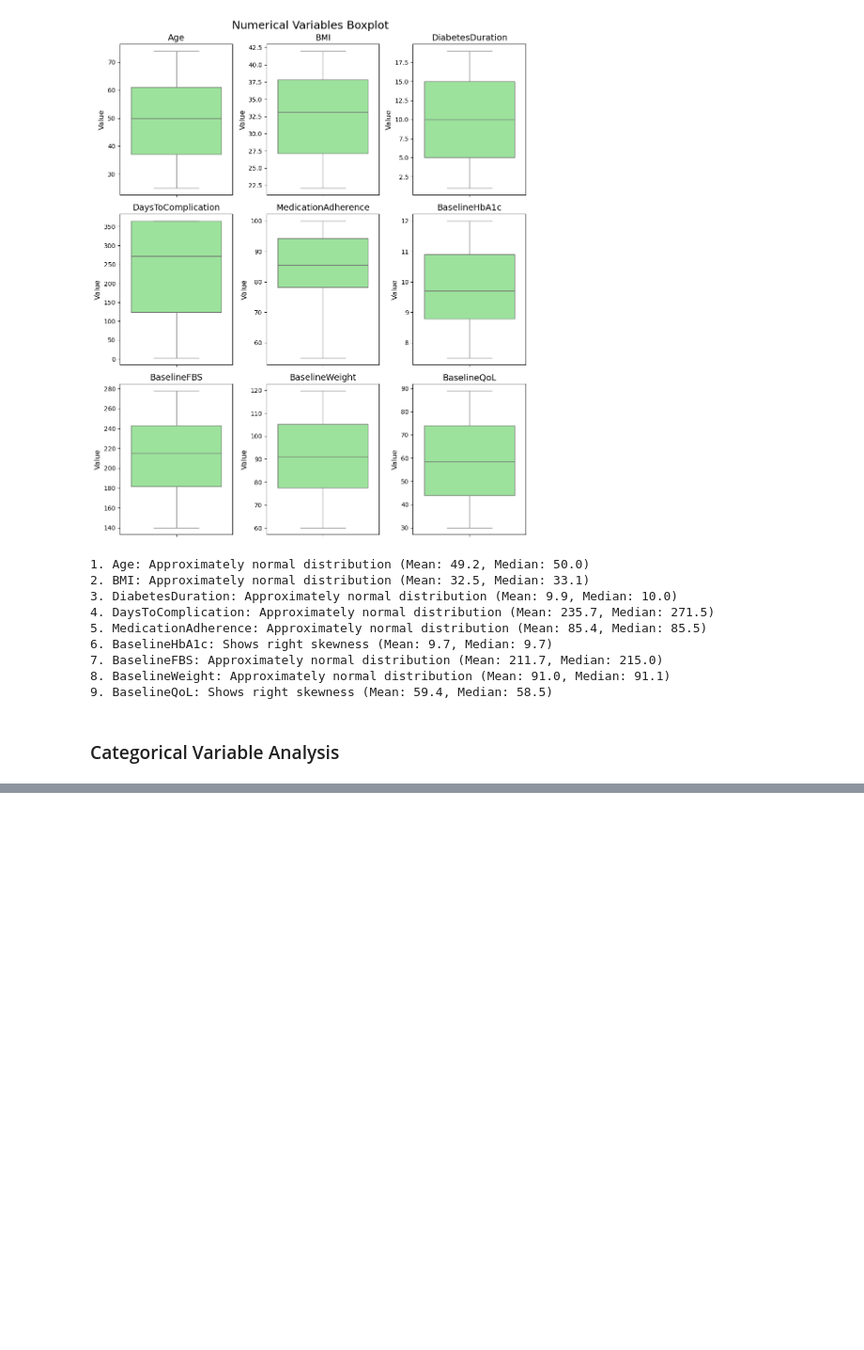
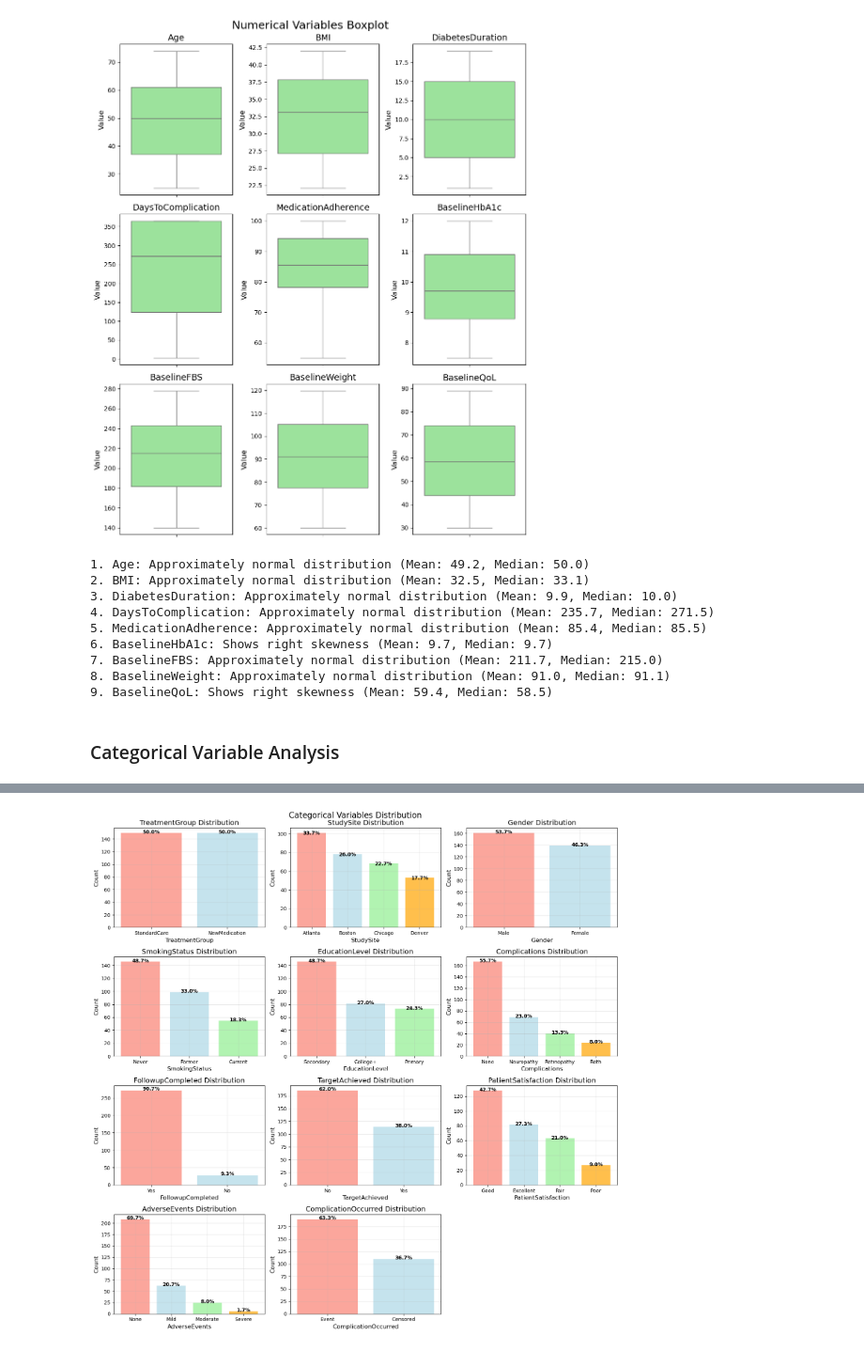
Before and after one commit to shivambhatnagar66/Statistical_Analytical_Plan, a Jupyter notebook: EDA.ipynb, the cells around one changed output, grey strips where cells are left out. Shown at 94% size. Saved outputs shown, nothing was run; the diff lists cells and outputs as text; code cells hidden in the pictures; blank space fills up the shorter version.

Commit message:
EDA.ipynb Categorical

```diff
--- a/EDA.ipynb
+++ b/EDA.ipynb
@@ -141,3 +141,6 @@ for i, col in enumerate (num_cols_subset):
 9. BaselineQoL: Shows right skewness (Mean: 59.4, Median: 58.5)
 # %% [markdown]
 <h3>Categorical Variable Analysis
+# %%
+cat_cols = df.select_dtypes(include=['category']).columns.to_list()
+cat_cols
@@ -143,0 +159,22 @@ for i, col in enumerate (num_cols_subset):
+# %%
+#mapping categorical variables to their respective values
+df['TreatmentGroup'] = df['TreatmentGroup'].map({0:'StandardCare',1:'NewMedication'})
+df['StudySite'] = df['StudySite'].map({0:'Atlanta',1:'Boston',2:'Chicago',3:'Denver'})
+df['Gender'] = df['Gender'].map({0:'Male',1:'Female'})
+df['SmokingStatus'] = df['SmokingStatus'].map({0:'Never',1:'Former',2:'Current'})
+df['EducationLevel'] = df['EducationLevel'].map({0:'Primary',1:'Secondary',2:'College+'})
+df['Complications'] = df['Complications'].map({0:'None',1:'Neuropathy',2:'Retinopathy',3:'Both'})
+df['FollowupCompleted'] = df['FollowupCompleted'].map({0:'No',1:'Yes'})
+df['TargetAchieved'] = df['TargetAchieved'].map({0:'No',1:'Yes'})
+df['PatientSatisfaction'] = df['PatientSatisfaction'].map({0:'Poor',1:'Fair',2:'Good',3:'Excellent'})
+df['AdverseEvents'] = df['AdverseEvents'].map({0:'None',1:'Mild',2:'Moderate',3:'Severe'})
+df['ComplicationOccurred'] = df['ComplicationOccurred'].map({0:'Censored',1:'Event'})
+# %%
+#Constructing frequency tables
+for col in cat_cols:
+    print(f"{col} Frequency Table:")
+    counts = df[col].value_counts()
+    percentages = df[col].value_counts(normalize=True) * 100
+    result = pd.DataFrame({'Count': counts, 'Percentage': percentages.round(1)})
+    print(result)
+    print("\n")
@@ -143,0 +199,19 @@ for i, col in enumerate (num_cols_subset):
+# %%
+#Visualizing categorical variables
+fig,axes = plt.subplots(4,3,figsize=(15,15))
+fig.suptitle('Categorical Variables Distribution',fontsize=16)
+for i,col in enumerate(cat_cols):
+    counts = df[col].value_counts()
+    axes[i//3,i%3].bar(counts.index, counts.values, color = ['salmon','lightblue','lightgreen','orange'][:len(counts)], alpha=0.7)
+    axes[i//3,i%3].set_title(f'{col} Distribution',fontsize=14)
+    axes[i//3,i%3].set_xlabel(col,fontsize=12)
+    axes[i//3,i%3].set_ylabel('Count',fontsize=12)
+    for j, (category,count) in enumerate(counts.items()):
+        percentage = count/len(df) * 100
+        axes[i//3,i%3].text(j, count - len(df)*0.01, f'{percentage:.1f}%', ha='center', va='bottom', fontweight='bold')
+    axes[i//3,i%3].grid(True, alpha=0.3)
+fig.delaxes(axes[3,2])
+plt.tight_layout()
+plt.show()
+# %% [output]
+[figure, added]
```
Also changed, not shown: parts of 2 cells of this notebook.
